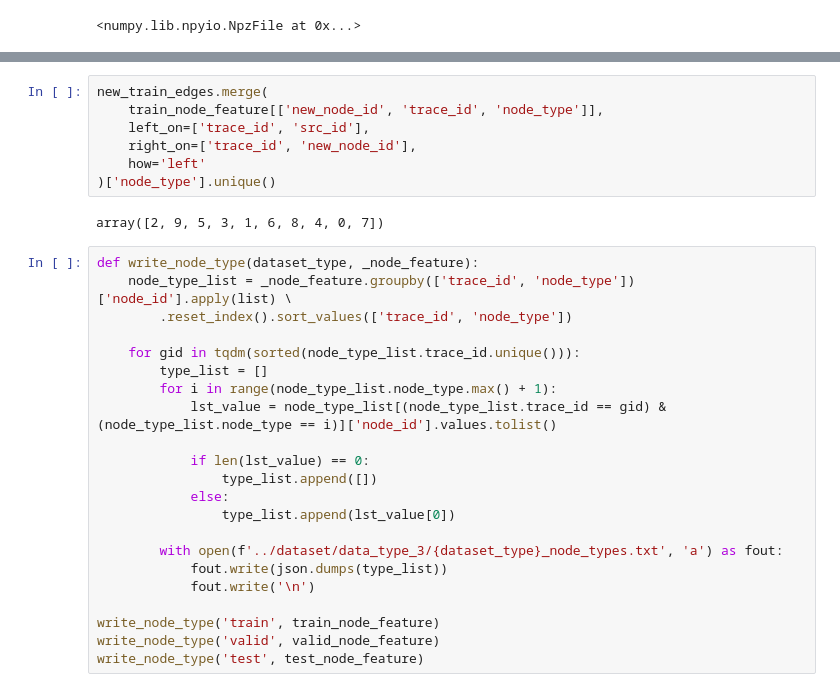
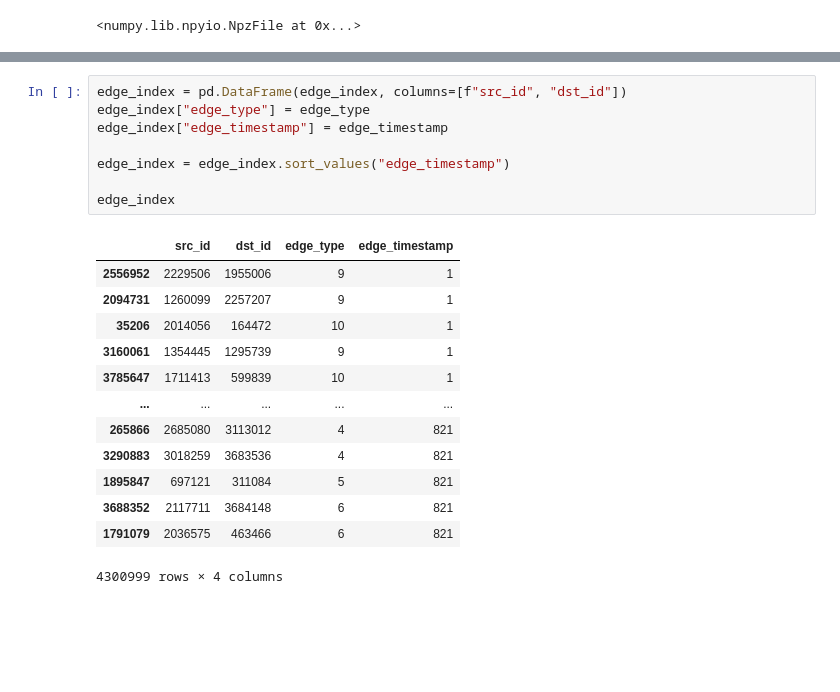
Before and after one commit to jiaxililearn/HRGCN-workspace, a Jupyter notebook: notebooks/prepare_dataset_temporal.ipynb, the cells around one changed output, grey strips where cells are left out. Drawn from its saved outputs; the diff is of its cells as text; blank space fills up the shorter version.

```diff
--- a/notebooks/prepare_dataset_temporal.ipynb
+++ b/notebooks/prepare_dataset_temporal.ipynb
@@ -642,31 +48,22 @@ train_node_feature[train_node_feature['new_node_id']==1242]
-# %%
-new_train_edges.merge(
-    train_node_feature[['new_node_id', 'trace_id', 'node_type']],
-    left_on=['trace_id', 'src_id'],
-    right_on=['trace_id', 'new_node_id'],
-    how='left'
-)['node_type'].unique()
-# %% [output]
-array([2, 9, 5, 3, 1, 6, 8, 4, 0, 7])
-# %%
-def write_node_type(dataset_type, _node_feature):
-    node_type_list = _node_feature.groupby(['trace_id', 'node_type'])['node_id'].apply(list) \
-        .reset_index().sort_values(['trace_id', 'node_type'])
-
-    for gid in tqdm(sorted(node_type_list.trace_id.unique())):
-        type_list = []
-        for i in range(node_type_list.node_type.max() + 1):
-            lst_value = node_type_list[(node_type_list.trace_id == gid) & (node_type_list.node_type == i)]['node_id'].values.tolist()
-
-            if len(lst_value) == 0:
-                type_list.append([])
-            else:
-                type_list.append(lst_value[0])
-
-        with open(f'../dataset/data_type_3/{dataset_type}_node_types.txt', 'a') as fout:
-            fout.write(json.dumps(type_list))
-            fout.write('\n')
-
-write_node_type('train', train_node_feature)
-write_node_type('valid', valid_node_feature)
-write_node_type('test', test_node_feature)
+# %%
+edge_index = pd.DataFrame(edge_index, columns=[f"src_id", "dst_id"])
+edge_index["edge_type"] = edge_type
+edge_index["edge_timestamp"] = edge_timestamp
+
+edge_index = edge_index.sort_values("edge_timestamp")
+
+edge_index
+# %% [output]
+|  | src_id | dst_id | edge_type | edge_timestamp |
+| 2556952 | 2229506 | 1955006 | 9 | 1 |
+| 2094731 | 1260099 | 2257207 | 9 | 1 |
+| 35206 | 2014056 | 164472 | 10 | 1 |
+| 3160061 | 1354445 | 1295739 | 9 | 1 |
+| 3785647 | 1711413 | 599839 | 10 | 1 |
+| ... | ... | ... | ... | ... |
+| 265866 | 2685080 | 3113012 | 4 | 821 |
+| 3290883 | 3018259 | 3683536 | 4 | 821 |
+| 1895847 | 697121 | 311084 | 5 | 821 |
+| 3688352 | 2117711 | 3684148 | 6 | 821 |
+| 1791079 | 2036575 | 463466 | 6 | 821 |
+4300999 rows × 4 columns
```
Also changed, not shown: parts of 52 cells of this notebook, 1 other file.
